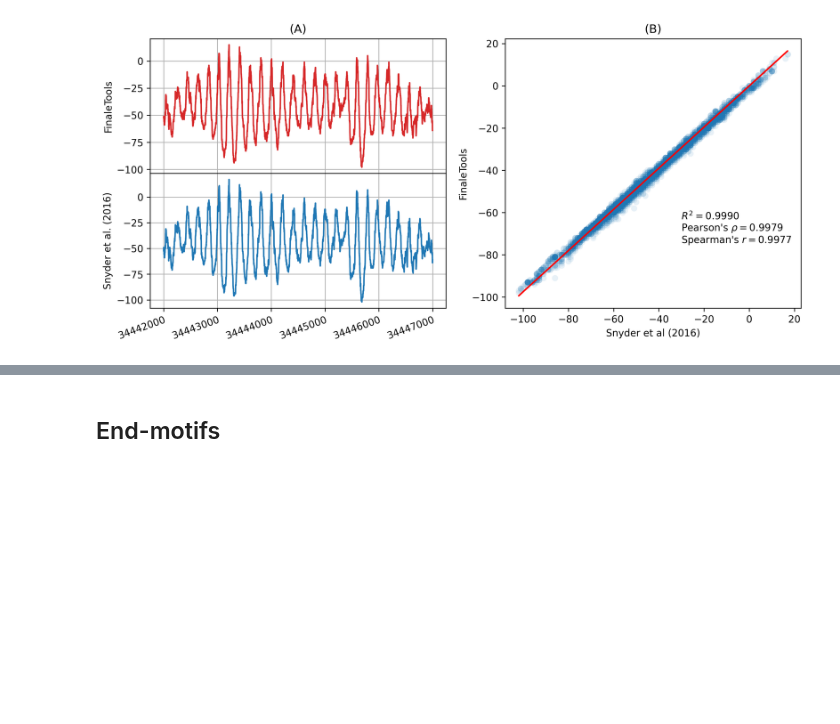
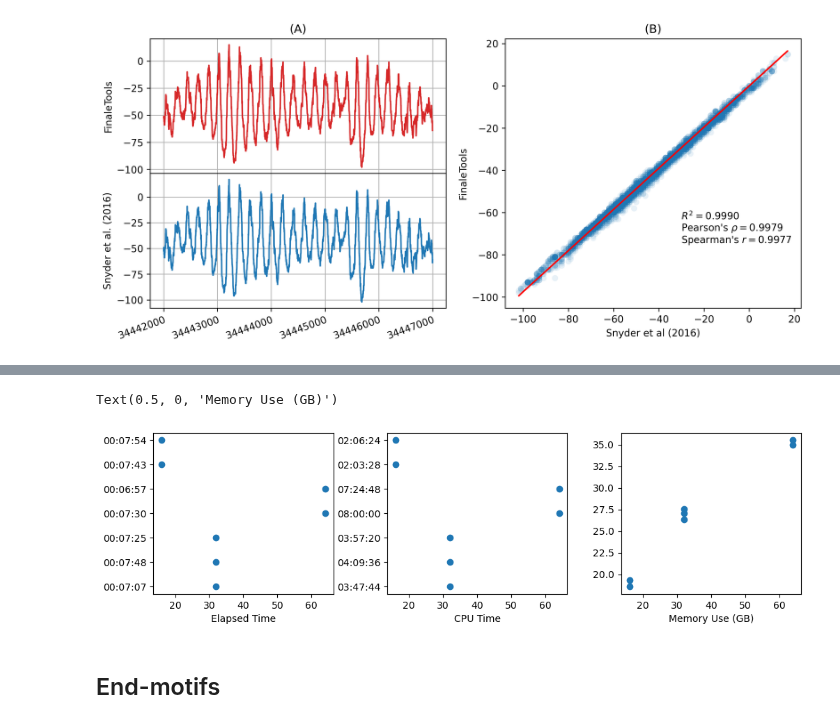
Before and after one commit to epifluidlab/FinaleToolkit, a Jupyter notebook: figs/frag_features_fig.ipynb, the cells around one changed output, grey strips where cells are left out. Drawn from its saved outputs; the diff is of its cells as text; code cells hidden in the pictures; blank space fills up the shorter version.

Commit message:
wps benchmarks

```diff
--- a/figs/frag_features_fig.ipynb
+++ b/figs/frag_features_fig.ipynb
@@ -121,0 +124,3 @@ Text(0.5, 1.0, '(B)')
+# %%
+wps_performance = pd.read_csv('../data/wps_benchmark_7-28-23.csv', converters={'MaxRSS':lambda x:int(x[:-1])/1000000})
+wps_performance
@@ -122,3 +136,21 @@ Text(0.5, 1.0, '(B)')
+# %%
+fig, axes = plt.subplots(1, 3)
+fig.set_size_inches(12, 3)
+fig.subplots_adjust(wspace=0.3)
+axes[0].scatter(wps_performance['NCPUS'], wps_performance['Elapsed'])
+axes[0].set_xlabel('number of CPUs')
+axes[0].set_xlabel('Elapsed Time')
+
+axes[1].scatter(wps_performance['NCPUS'], wps_performance['CPUTime'])
+axes[1].set_xlabel('number of CPUs')
+axes[1].set_xlabel('CPU Time')
+
+axes[2].scatter(wps_performance['NCPUS'], wps_performance['MaxRSS'])
+axes[2].set_xlabel('number of CPUs')
+axes[2].set_xlabel('Memory Use (GB)')
+# %% [output]
+Text(0.5, 0, 'Memory Use (GB)')
+[figure, added]
 # %% [markdown]
 ## End-motifs
 # %%
```
Also changed, not shown: parts of 3 cells of this notebook, 3 other files.
